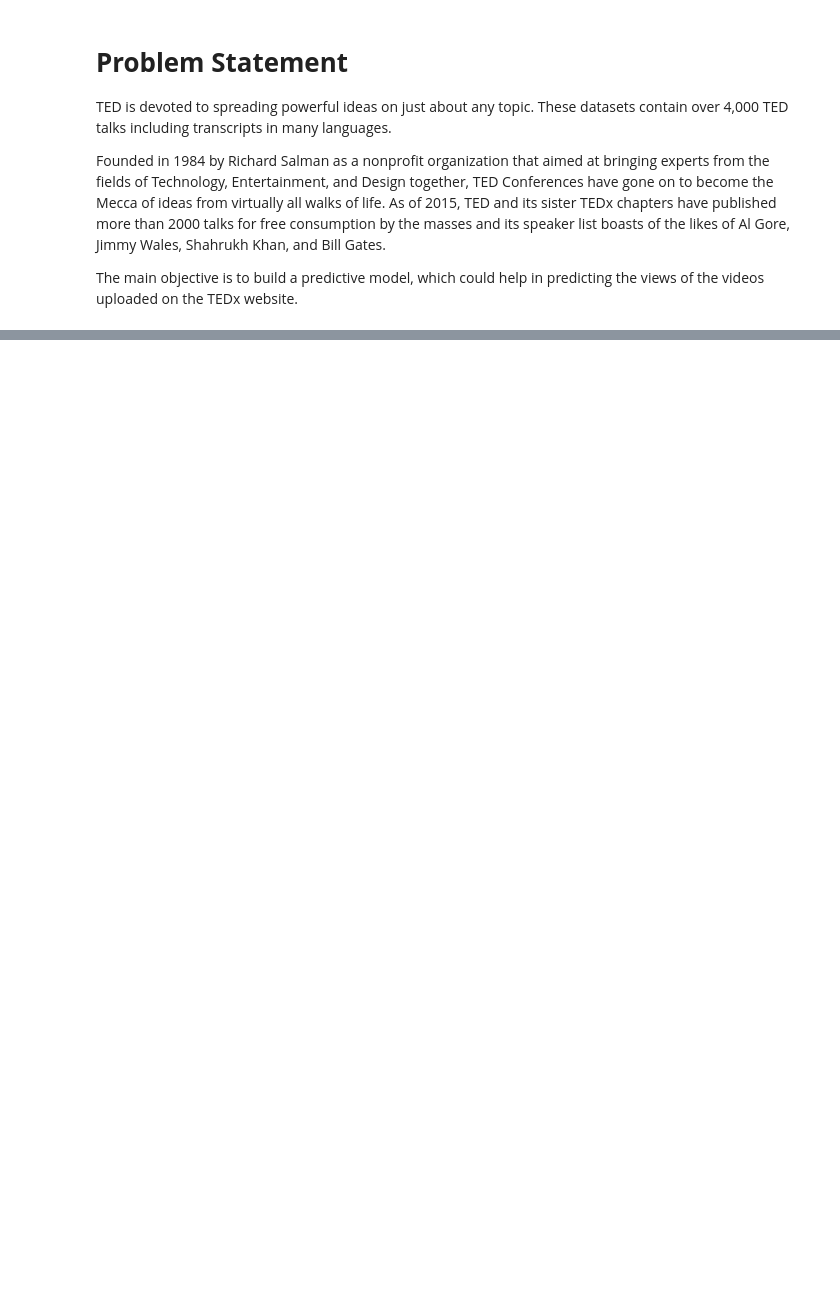
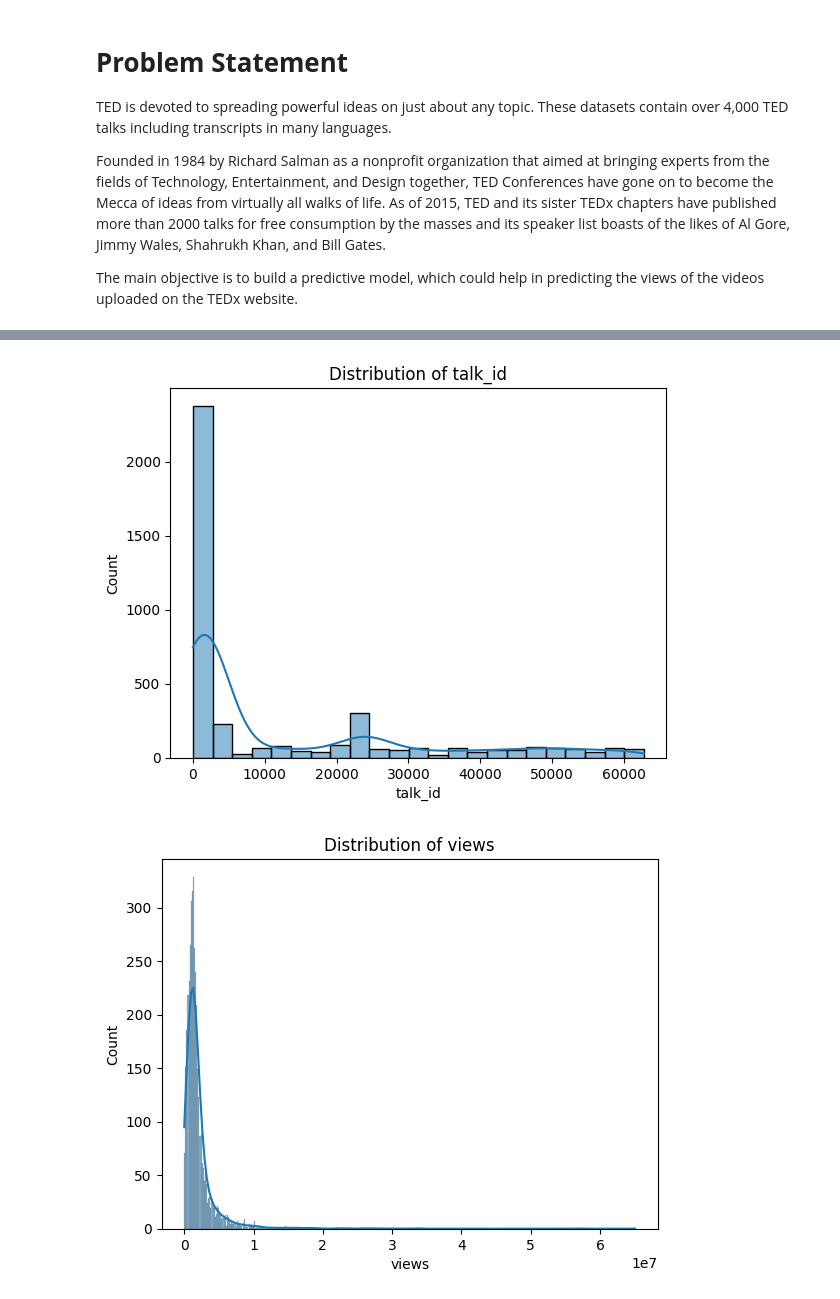
Before and after one commit to swapnil-mergal/Capstone-Project-2-Ted-Talk-review-Prediction, a Jupyter notebook: Capstone_Project_2_Ted_Talk_View_Prediction.ipynb, the cells around one changed output, grey strips where cells are left out. Saved outputs shown, nothing was run; the diff lists cells and outputs as text; code cells hidden in the pictures; blank space fills up the shorter version.

```diff
--- a/Capstone_Project_2_Ted_Talk_View_Prediction.ipynb
+++ b/Capstone_Project_2_Ted_Talk_View_Prediction.ipynb
@@ -497,13 +9,0 @@ from wordcloud import WordCloud,ImageColorGenerator
-# %%
-#chcking word cloud from title column
-text = " ".join(topic for topic in df.title.astype(str))
-print ("There are {} words in the combination of all titles.".format(len(text)))
-
-# Create and generate a word cloud image:
-wordcloud = WordCloud(background_color="black", width=800, height=400).generate(text)
-
-plt.axis("off")
-plt.rcParams["figure.figsize"] = (18,6)
-plt.tight_layout(pad=0)
-plt.imshow(wordcloud, interpolation='bilinear')
-plt.show()
@@ -636,0 +21,2 @@ sns.distplot(df['speaker_1_avg_views'])
+# %%
+data = pd.read_csv("/content/data_ted_talks.csv")
@@ -636,0 +200,10 @@ sns.distplot(df['speaker_1_avg_views'])
+# %%
+# Visualizing distributions of numerical features
+numerical_features = data.select_dtypes(include=['float64', 'int64']).columns
+for feature in numerical_features:
+    sns.histplot(data[feature], kde=True)
+    plt.title(f"Distribution of {feature}")
+    plt.show()
+# %% [output]
+[figure, added]
+[figure, added]
```
Also changed, not shown: parts of 117 cells of this notebook.
